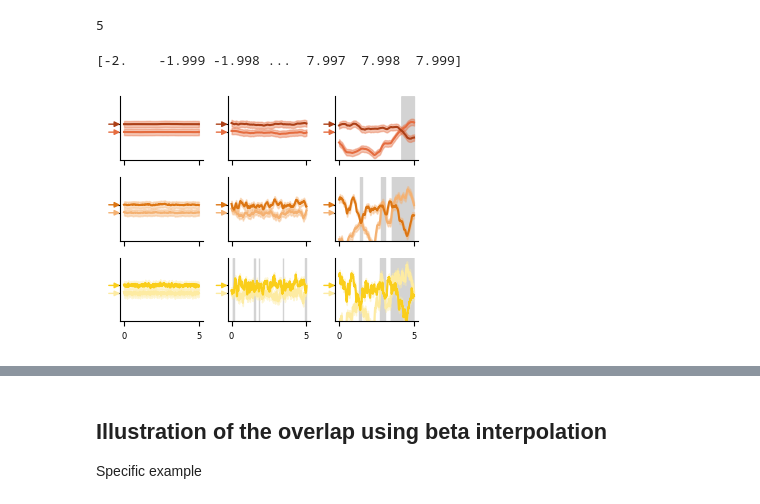
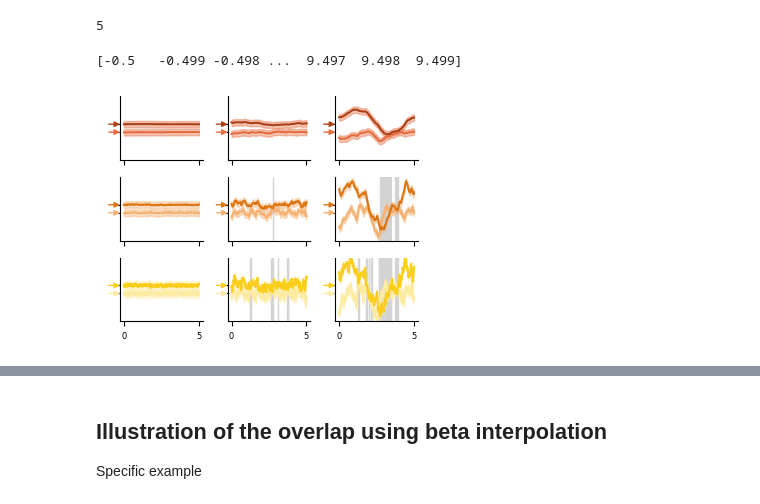
Before and after one commit to sahelazizpour/Finite-Observation-Dynamic-Range, a Jupyter notebook: 6_plot_problem.ipynb, the cells around one changed output, grey strips where cells are left out. Cells and saved outputs as stored; diff of their text form; code cells hidden in the pictures.

```diff
--- a/6_plot_problem.ipynb
+++ b/6_plot_problem.ipynb
@@ -26,9 +23,16 @@ params = {
     'K': 100,
     'mu': 0.2,
     'sigma': 0.01,
-    "epsilon": 0.1, # overap
-    'seed': 1000,
+    "epsilon": 0.1,
+    'seed_s': 1000,
+    'seed_d': 1000,
 }
+plt.text.usetex : True
+# font size
+plt.rcParams.update({'font.size': 8})
+# # tick size
+plt.rcParams['xtick.labelsize'] = 6
+plt.rcParams['ytick.labelsize'] = 6
 kwargs_figures = {
     'transparent': True,
     'dpi': 300,
@@ -66,7 +72,6 @@ delta = 5*params['sigma'] # to minimize overlap for large T
 a1=0.5 - delta/2
 a2=0.5 + delta/2
 _filename = lambda lam, window : f'dat/example_simulations/trace_lambda={lam}_window={window}.txt'
-params['seed']=1234
 # unique lambda
 for i, row in examples.iterrows():
     filename_load = _filename(row['lambda'], row['window'])
@@ -78,11 +83,11 @@ for i, row in examples.iterrows():
         # get 2 input rates at close but different mean activities
         h1 = scipy.optimize.bisect(lambda h: mean_field_activity(params['lambda'], params['mu'], h) - a1, 0, 1)
         params['h'] = h1
-        params['seed'] += 1
+        params['seed_d'] = 1234
         result_h1 = simulation(params, windows=windows, steps={'burn':int(1e3), 'equil':2*int(np.max(windows)), 'record':T_record})
         h2 = scipy.optimize.bisect(lambda h: mean_field_activity(params['lambda'], params['mu'], h) - a2, 0, 1)
         params['h'] = h2
-        params['seed'] += 1
+        params['seed_d'] = 4321
         result_h2 = simulation(params, windows=windows, steps={'burn':int(1e3), 'equil':2*int(np.max(windows)), 'record':T_record})
         # write to file(s)
         for window in windows:
@@ -130,7 +126,7 @@ windows_results = [1e0,1e1,1e2,1e3,1e4]
 # plot example traces
 time = np.arange(T_record)/1000.0
 # select [0,5]s window, shift time if necessary
-time -= 2
+time -= 0.5
 mask = (0 < time) & (time < 5)
 print(time)
 
@@ -163,32 +159,32 @@ for (i,lam) in enumerate(lams):
         # second trace with darker line
         color2 = colorsys.hls_to_rgb(h,l*0.8,s)
         ax[oy-j, i].fill_between(time[mask], trace[:,1][mask]-2*params['sigma'], trace[:,1][mask]+2*params['sigma'], color=color1, alpha=0.4, rasterized=True)
         ax[oy-j, i].plot(time[mask], trace[:,1][mask], color=color2)
 
 
         ax[oy-j, i].set_ylim([a_min, a_max])
 
         # remove right and top spines
         ax[oy-j, i].spines['right'].set_visible(False)
         ax[oy-j, i].spines['top'].set_visible(False)
 
         # add ticks manually
         ax[oy-j, i].set_xticks([0, 5])
         # no ticks for y-axis but instead draw small arrows at respective places in the colors of the traces
         ax[oy-j, i].set_yticks([a1,a2])
         # arrow with annotate
         ax[oy-j, i].annotate('', xy=(-0.07, a1), xytext=(-1.2, a1), arrowprops=dict(facecolor='white', edgecolor='white', arrowstyle='-|>', linewidth=1))
         ax[oy-j, i].annotate('', xy=(-0.07, a1), xytext=(-1.2, a1), arrowprops=dict(facecolor=color1, edgecolor=color1, arrowstyle='-|>', linewidth=1))
         ax[oy-j, i].annotate('', xy=(-0.07, a2), xytext=(-1.2, a2), arrowprops=dict(facecolor=color2, edgecolor=color2, arrowstyle='-|>', linewidth=1))
 
 
         # remove labels of tics
         ax[oy-j, i].set_yticklabels([])
         ax[oy-j, i].set_xticklabels([])
 
 ax[oy-1, 0].set_xticklabels([0, 5])
 fig.tight_layout()
 fig.savefig("./figures/fig_problem_examples.pdf", **kwargs_figures)
 # %% [output]
-[-2.    -1.999 -1.998 ...  7.997  7.998  7.999]
+[-0.5   -0.499 -0.498 ...  9.497  9.498  9.499]
-[figure, old version]
+[figure, new version]
```
Also changed, not shown: parts of 9 cells of this notebook, 5 other files.
